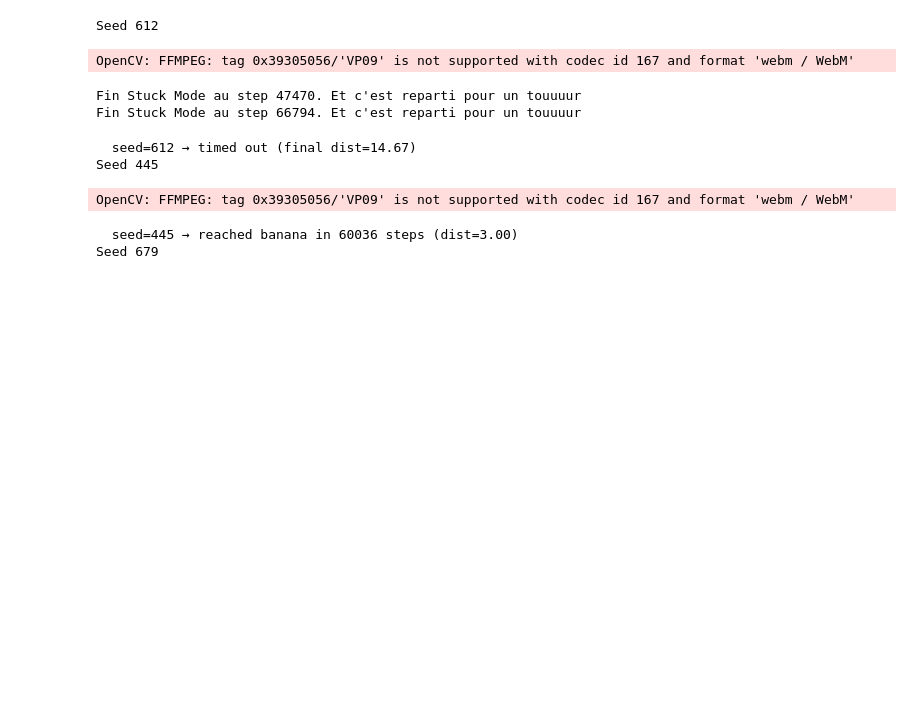
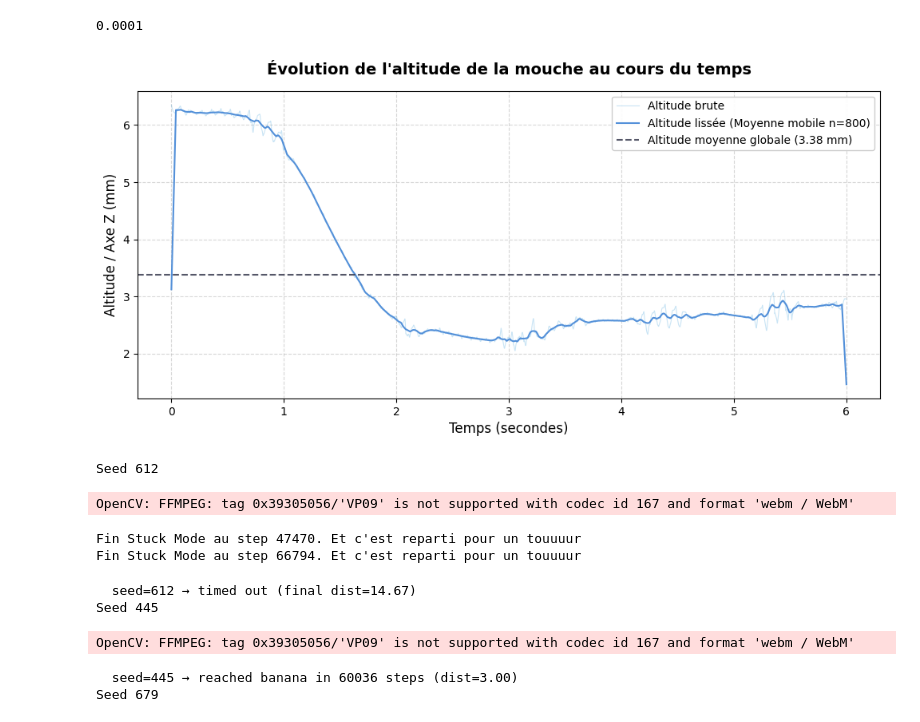
Before and after one commit to dienelt/cobar-miniproject-2026, a Jupyter notebook: miniproject/run_controller.ipynb, the cells around one changed output. Saved outputs shown, nothing was run; the diff lists cells and outputs as text; code cells hidden in the pictures; blank space fills up the shorter version.

```diff
--- a/miniproject/run_controller.ipynb
+++ b/miniproject/run_controller.ipynb
@@ -159,3 +248,64 @@ else:
+# %%
+print(sim.timestep)
+# %% [output]
+0.0001
+# %%
+# =====================================================================
+# PARAMÈTRE DE LISSAGE (À AJUSTER)
+# =====================================================================
+fenetre_lissage_alt = 800
+# =====================================================================
+
+# 1. Récupération des positions via le getter
+positions, _, _, _ = controller.get_trajectory_data()
+
+if len(positions) < 1:
+    print("Pas assez de données pour afficher l'altitude.")
+else:
+    # 2. Extraction de la coordonnée Z (l'altitude)
+    # Dans un tableau (N, 3), l'index 2 correspond à l'axe Z
+    z_coords = positions[:, 2]
+
+    # 3. Conversion du temps (Frames -> Secondes)
+    dt = sim.timestep  # Durée d'un step en secondes
+
+    # Ici on commence à 0 car on n'utilise pas np.diff, on a toutes les frames
+    time_seconds = np.arange(0, len(positions)) * dt
+
+    # =====================================================================
+    # CALCUL DE LA MOYENNE GLISSANTE POUR L'ALTITUDE
+    # =====================================================================
+    filtre_alt = np.ones(fenetre_lissage_alt) / fenetre_lissage_alt
+    altitude_smoothed = np.convolve(z_coords, filtre_alt, mode='same')
+    # =====================================================================
+
+    # 4. Création du graphique
+    plt.figure(figsize=(12, 5))
+
+    # Affichage de l'altitude brute en arrière-plan
+    plt.plot(time_seconds, z_coords, color="#4ea8de", linewidth=0.8, alpha=0.3, label="Altitude brute")
+
+    # Affichage de l'altitude lissée en avant-plan
+    label_lisse_alt = f"Altitude lissée (Moyenne mobile n={fenetre_lissage_alt})"
+    plt.plot(time_seconds, altitude_smoothed, color="#5390d9", linewidth=1.5, label=label_lisse_alt)
+
+    # Ajout de l'altitude moyenne globale
+    mean_altitude = np.mean(z_coords)
+    plt.axhline(mean_altitude, color="#2b2d42", linestyle="--", alpha=0.8,
+                label=f"Altitude moyenne globale ({mean_altitude:.2f} mm)")
+
+    # Style et mise en forme
+    plt.title("Évolution de l'altitude de la mouche au cours du temps", fontsize=14, fontweight='bold', pad=15)
+    plt.xlabel("Temps (secondes)", fontsize=12)
+    plt.ylabel("Altitude / Axe Z (mm)", fontsize=12)
+    plt.grid(True, linestyle="--", alpha=0.5)
+    plt.legend(loc="upper right", framealpha=0.95, facecolor='white')
+
+    # Sauvegarde automatique pour le rapport PDF
+    plt.savefig("rapport_altitude_temps.png", dpi=300, bbox_inches='tight')
+    plt.show()
+# %% [output]
+[figure, added]
 # %%
 print(sim.world.banana_xy)
 # %%
```
Also changed, not shown: parts of 4 cells of this notebook, 1 other file.
